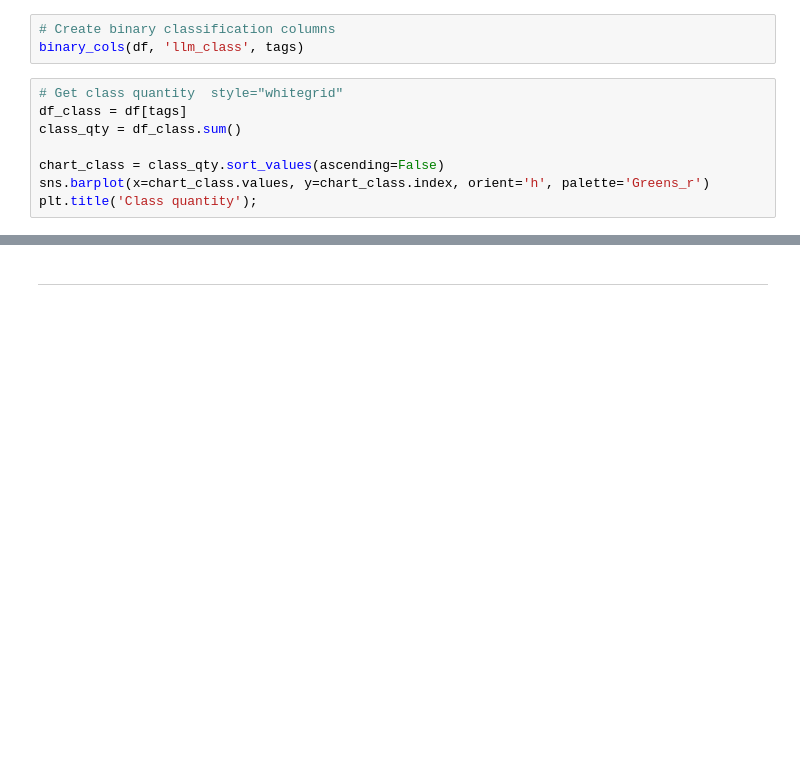
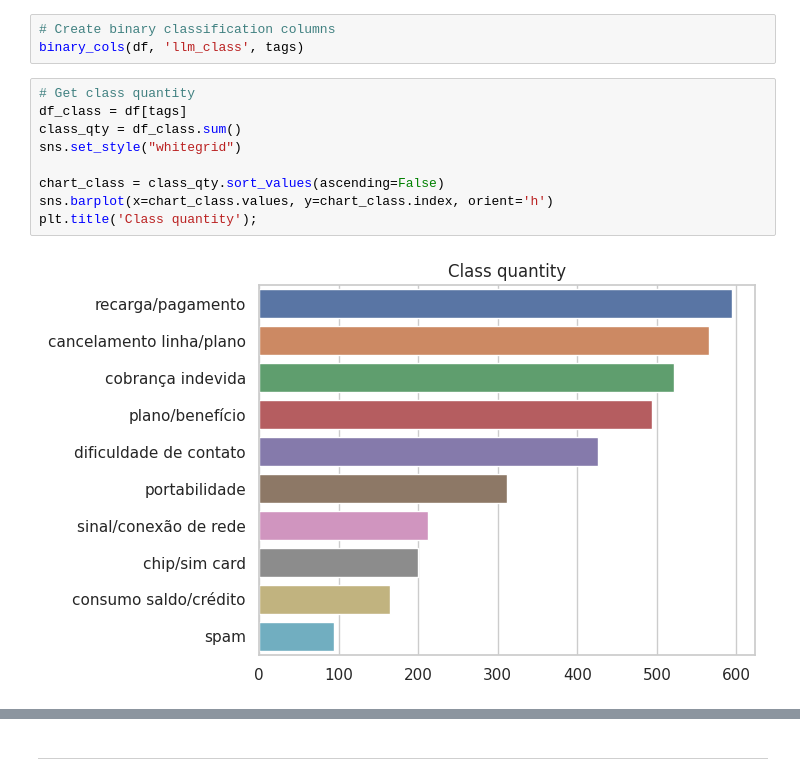
Before and after one commit to rdemarqui/llm_complaint_management, a Jupyter notebook: 02. LLM_analysis.ipynb, the cells around one changed output, grey strips where cells are left out. Cells and saved outputs as stored; diff of their text form; blank space fills up the shorter version.

```diff
--- a/02. LLM_analysis.ipynb
+++ b/02. LLM_analysis.ipynb
@@ -521,13 +535,16 @@ df, file_name = iterate_over_interval(df=df, column="description", prompt=prompt
 # Create binary classification columns
 binary_cols(df, 'llm_class', tags)
 # %%
-# Get class quantity  style="whitegrid"
+# Get class quantity
 df_class = df[tags]
 class_qty = df_class.sum()
+sns.set_style("whitegrid")
 
 chart_class = class_qty.sort_values(ascending=False)
-sns.barplot(x=chart_class.values, y=chart_class.index, orient='h', palette='Greens_r')
+sns.barplot(x=chart_class.values, y=chart_class.index, orient='h')
 plt.title('Class quantity');
+# %% [output]
+[figure, added]
 # %%
 # Get frequency labels per category
 freq_matrix = round((df.groupby('problem')[tags].sum().T / df['problem'].value_counts().sort_index()), 2).T
```
Also changed, not shown: parts of 2 cells of this notebook.
